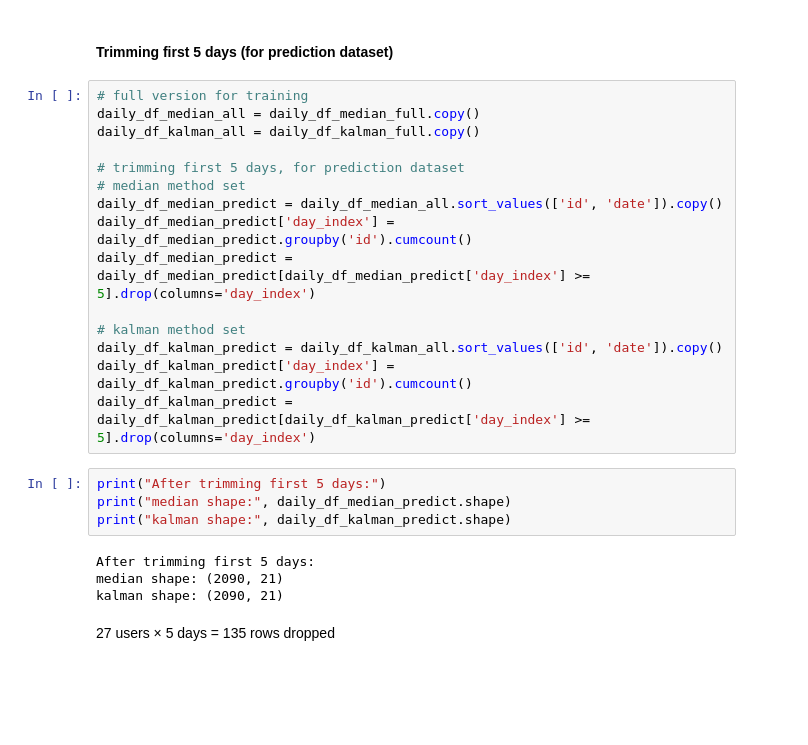
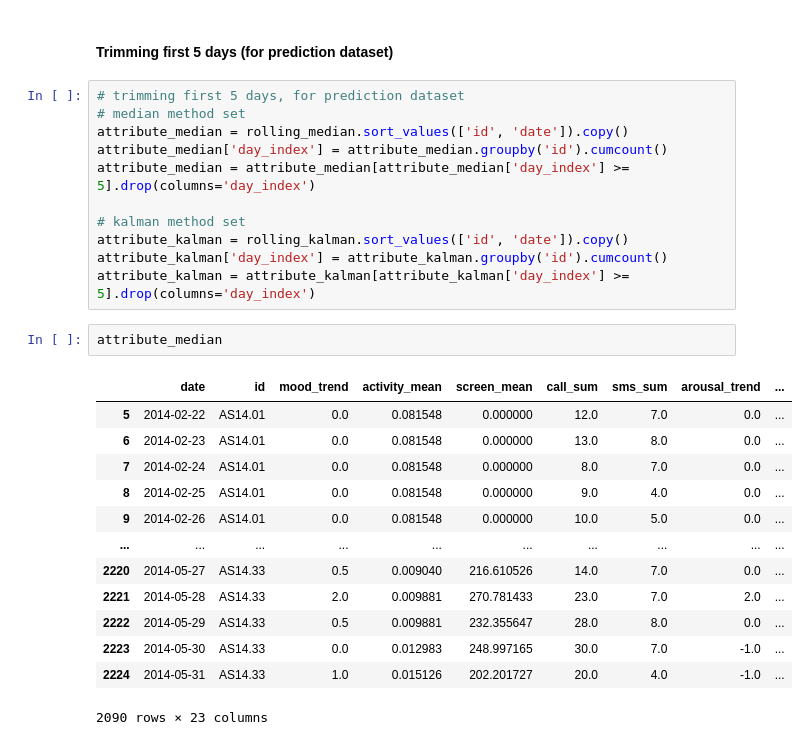
Before and after one commit to rjvandel14/DM-Assignment-1, a Jupyter notebook: feature_engineering.ipynb, the cells around one changed output. Cells and saved outputs as stored; diff of their text form; blank space fills up the shorter version.

```diff
--- a/feature_engineering.ipynb
+++ b/feature_engineering.ipynb
@@ -321,27 +429,29 @@ for var, rule in rules.items():
 # %% [markdown]
 #### Trimming first 5 days (for prediction dataset)
 # %%
-# full version for training
-daily_df_median_all = daily_df_median_full.copy()
-daily_df_kalman_all = daily_df_kalman_full.copy()
-
 # trimming first 5 days, for prediction dataset
 # median method set
-daily_df_median_predict = daily_df_median_all.sort_values(['id', 'date']).copy()
-daily_df_median_predict['day_index'] = daily_df_median_predict.groupby('id').cumcount()
-daily_df_median_predict = daily_df_median_predict[daily_df_median_predict['day_index'] >= 5].drop(columns='day_index')
+attribute_median = rolling_median.sort_values(['id', 'date']).copy()
+attribute_median['day_index'] = attribute_median.groupby('id').cumcount()
+attribute_median = attribute_median[attribute_median['day_index'] >= 5].drop(columns='day_index')
 
 # kalman method set
-daily_df_kalman_predict = daily_df_kalman_all.sort_values(['id', 'date']).copy()
-daily_df_kalman_predict['day_index'] = daily_df_kalman_predict.groupby('id').cumcount()
-daily_df_kalman_predict = daily_df_kalman_predict[daily_df_kalman_predict['day_index'] >= 5].drop(columns='day_index')
+attribute_kalman = rolling_kalman.sort_values(['id', 'date']).copy()
+attribute_kalman['day_index'] = attribute_kalman.groupby('id').cumcount()
+attribute_kalman = attribute_kalman[attribute_kalman['day_index'] >= 5].drop(columns='day_index')
-# %%
-print("After trimming first 5 days:")
-print("median shape:", daily_df_median_predict.shape)
-print("kalman shape:", daily_df_kalman_predict.shape)
-# %% [output]
-After trimming first 5 days:
-median shape: (2090, 21)
-kalman shape: (2090, 21)
-# %% [markdown]
-27 users × 5 days = 135 rows dropped
+# %%
+attribute_median
+# %% [output]
+|  | date | id | mood_trend | activity_mean | screen_mean | call_sum | sms_sum | arousal_trend | ... |
+| 5 | 2014-02-22 | AS14.01 | 0.0 | 0.081548 | 0.000000 | 12.0 | 7.0 | 0.0 | ... |
+| 6 | 2014-02-23 | AS14.01 | 0.0 | 0.081548 | 0.000000 | 13.0 | 8.0 | 0.0 | ... |
+| 7 | 2014-02-24 | AS14.01 | 0.0 | 0.081548 | 0.000000 | 8.0 | 7.0 | 0.0 | ... |
+| 8 | 2014-02-25 | AS14.01 | 0.0 | 0.081548 | 0.000000 | 9.0 | 4.0 | 0.0 | ... |
+| 9 | 2014-02-26 | AS14.01 | 0.0 | 0.081548 | 0.000000 | 10.0 | 5.0 | 0.0 | ... |
+| ... | ... | ... | ... | ... | ... | ... | ... | ... | ... |
+| 2220 | 2014-05-27 | AS14.33 | 0.5 | 0.009040 | 216.610526 | 14.0 | 7.0 | 0.0 | ... |
+| 2221 | 2014-05-28 | AS14.33 | 2.0 | 0.009881 | 270.781433 | 23.0 | 7.0 | 2.0 | ... |
+| 2222 | 2014-05-29 | AS14.33 | 0.5 | 0.009881 | 232.355647 | 28.0 | 8.0 | 0.0 | ... |
+| 2223 | 2014-05-30 | AS14.33 | 0.0 | 0.012983 | 248.997165 | 30.0 | 7.0 | -1.0 | ... |
+| 2224 | 2014-05-31 | AS14.33 | 1.0 | 0.015126 | 202.201727 | 20.0 | 4.0 | -1.0 | ... |
+2090 rows × 23 columns
```
Also changed, not shown: parts of 17 cells of this notebook, 2 other files.
